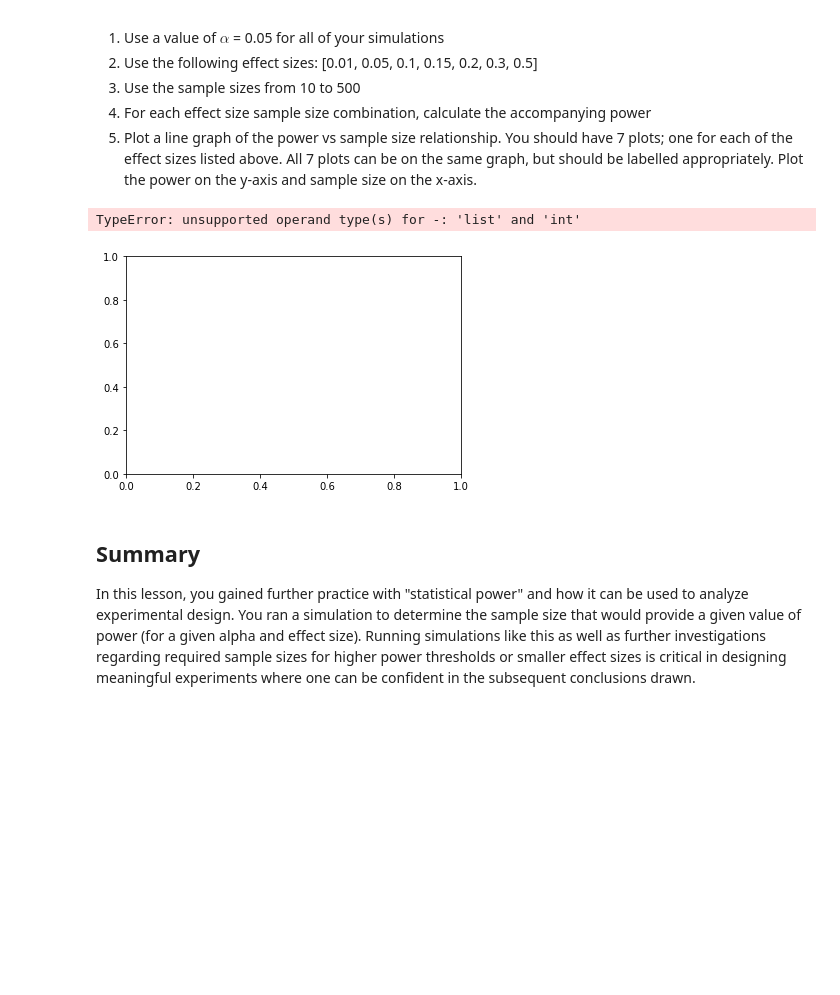
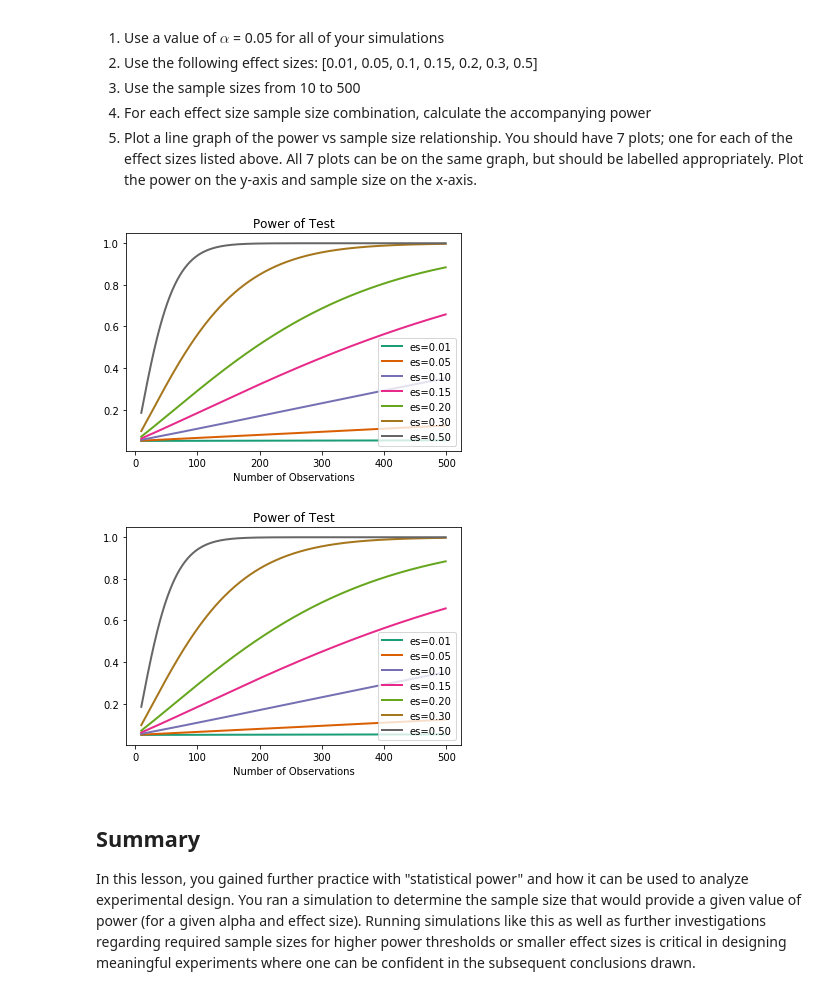
Before and after one commit to ortsed/dsc-statistical-power-lab-dc-ds-career-042219, a Jupyter notebook: index.ipynb, the cells around one changed output. Drawn from its saved outputs; the diff is of its cells as text; code cells hidden in the pictures; blank space fills up the shorter version.

```diff
--- a/index.ipynb
+++ b/index.ipynb
@@ -187,20 +187,20 @@ To do this, run multiple simulations for varying parameters. Then store the para
 # %%
 np.random.seed(10)
 from statsmodels.stats.power import TTestIndPower, TTestPower
 alpha = .05
 effects =  [0.01, 0.05, 0.1, 0.15, 0.2, 0.3, 0.5]
 
 sizes = list(range(10,500))
 
 power_analysis = TTestIndPower()
 
 power_analysis.plot_power(dep_var="nobs",
-                          nobs = sizes,
+                          nobs = np.array(sizes),
                           effect_size=np.array(effects),
                           alpha=0.05)
 # %% [output]
-TypeError: unsupported operand type(s) for -: 'list' and 'int'
-[figure, old version]
+[figure, new version]
+[figure, added]
 # %% [markdown]
 ## Summary
 
```
